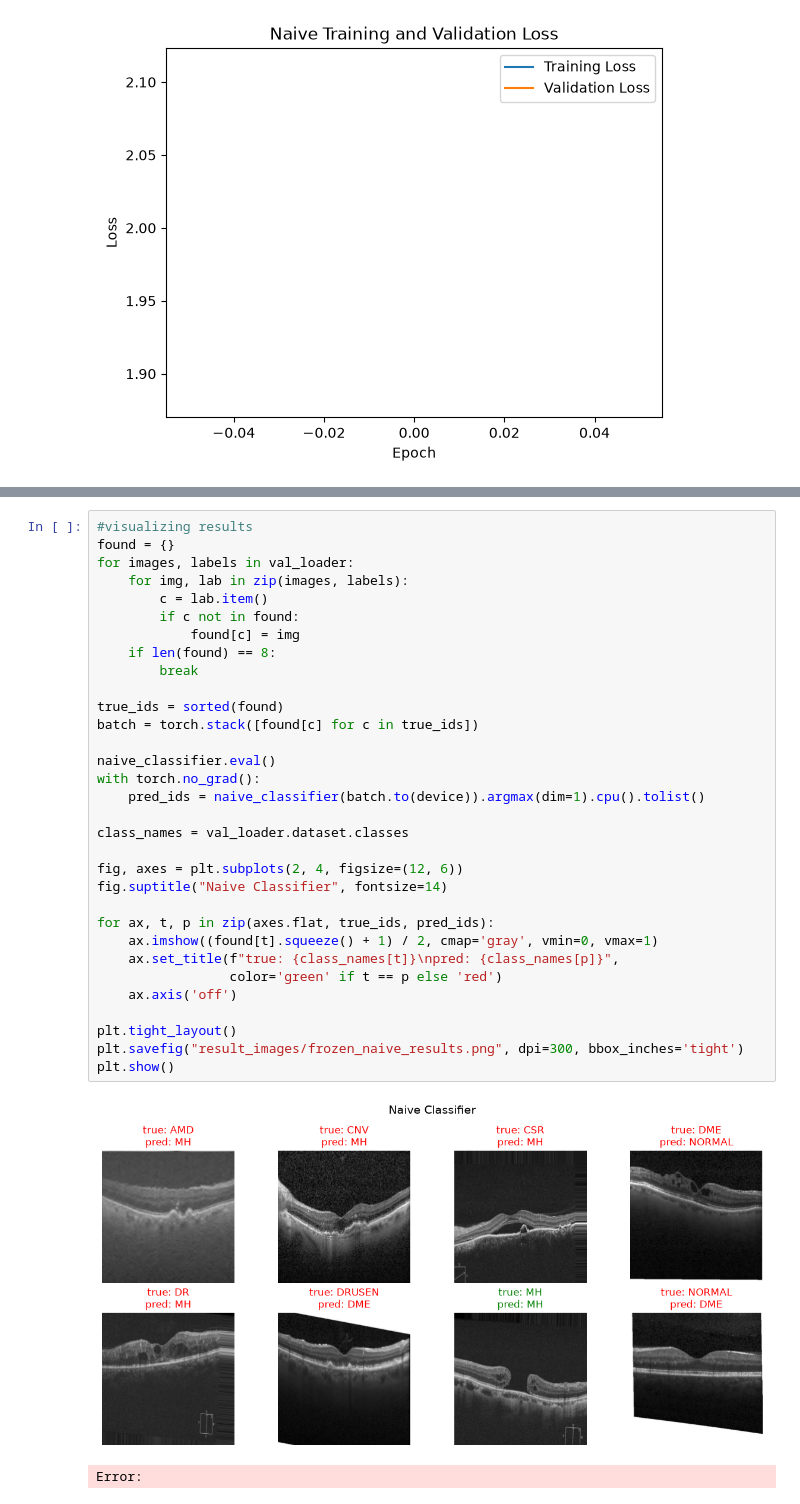
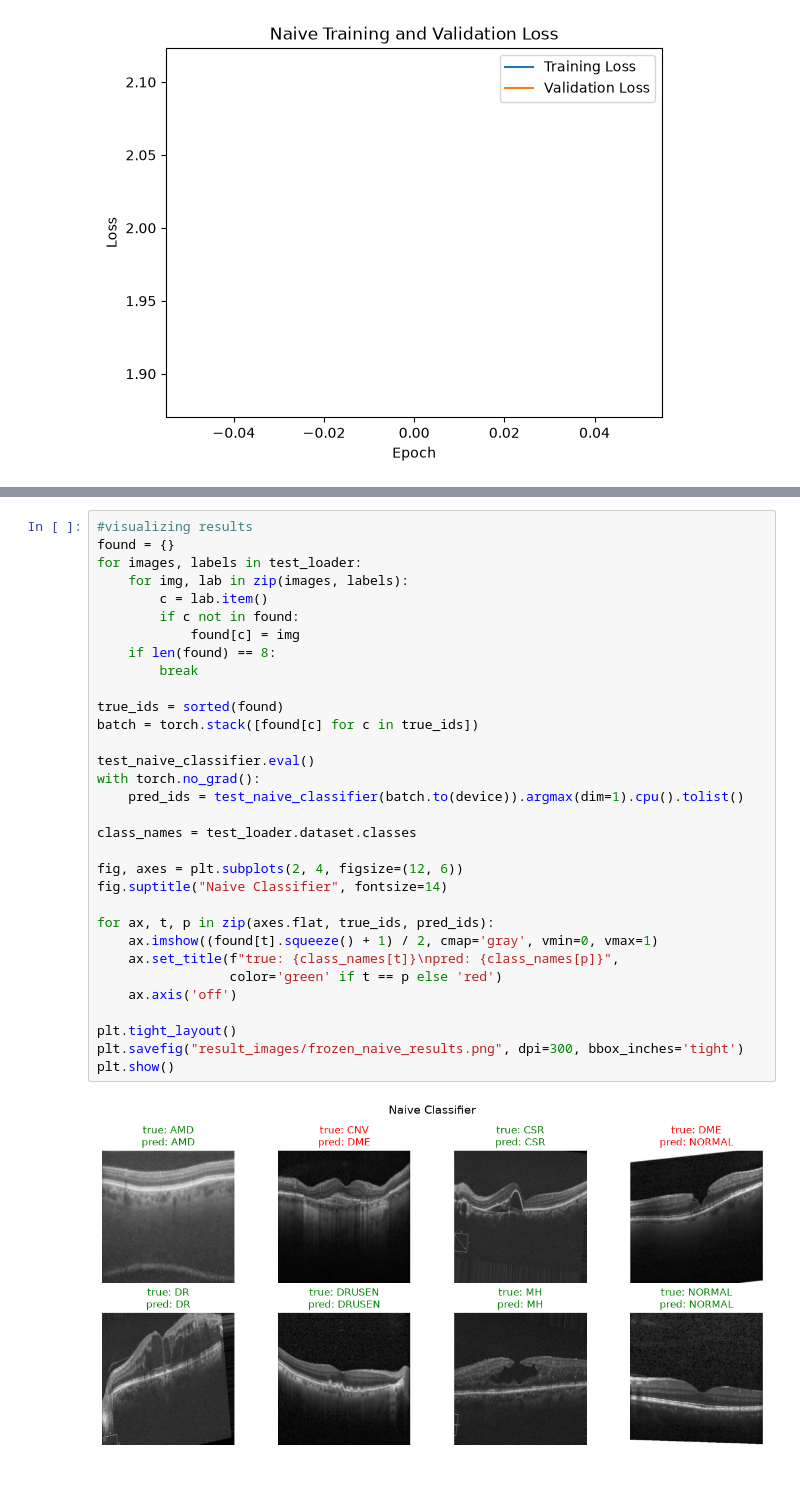
Before and after one commit to JettChase/AutoEncoderOCT, a Jupyter notebook: NaiveClassifier.ipynb, the cells around one changed output, grey strips where cells are left out. Saved outputs shown, nothing was run; the diff lists cells and outputs as text.

```diff
--- a/NaiveClassifier.ipynb
+++ b/NaiveClassifier.ipynb
@@ -278,35 +260,34 @@ plt.show()
 # %%
 #visualizing results
 found = {}
-for images, labels in val_loader:
+for images, labels in test_loader:
     for img, lab in zip(images, labels):
         c = lab.item()
         if c not in found:
             found[c] = img
     if len(found) == 8:
         break
 
 true_ids = sorted(found)
 batch = torch.stack([found[c] for c in true_ids])
 
-naive_classifier.eval()
+test_naive_classifier.eval()
 with torch.no_grad():
-    pred_ids = naive_classifier(batch.to(device)).argmax(dim=1).cpu().tolist()
+    pred_ids = test_naive_classifier(batch.to(device)).argmax(dim=1).cpu().tolist()
 
-class_names = val_loader.dataset.classes
+class_names = test_loader.dataset.classes
 
 fig, axes = plt.subplots(2, 4, figsize=(12, 6))
 fig.suptitle("Naive Classifier", fontsize=14)
 
 for ax, t, p in zip(axes.flat, true_ids, pred_ids):
     ax.imshow((found[t].squeeze() + 1) / 2, cmap='gray', vmin=0, vmax=1)
     ax.set_title(f"true: {class_names[t]}\npred: {class_names[p]}",
                  color='green' if t == p else 'red')
     ax.axis('off')
 
 plt.tight_layout()
 plt.savefig("result_images/frozen_naive_results.png", dpi=300, bbox_inches='tight')
 plt.show()
 # %% [output]
-[figure, old version]
+[figure, new version]
-Error:
```
Also changed, not shown: parts of 2 cells of this notebook, 5 other files.
